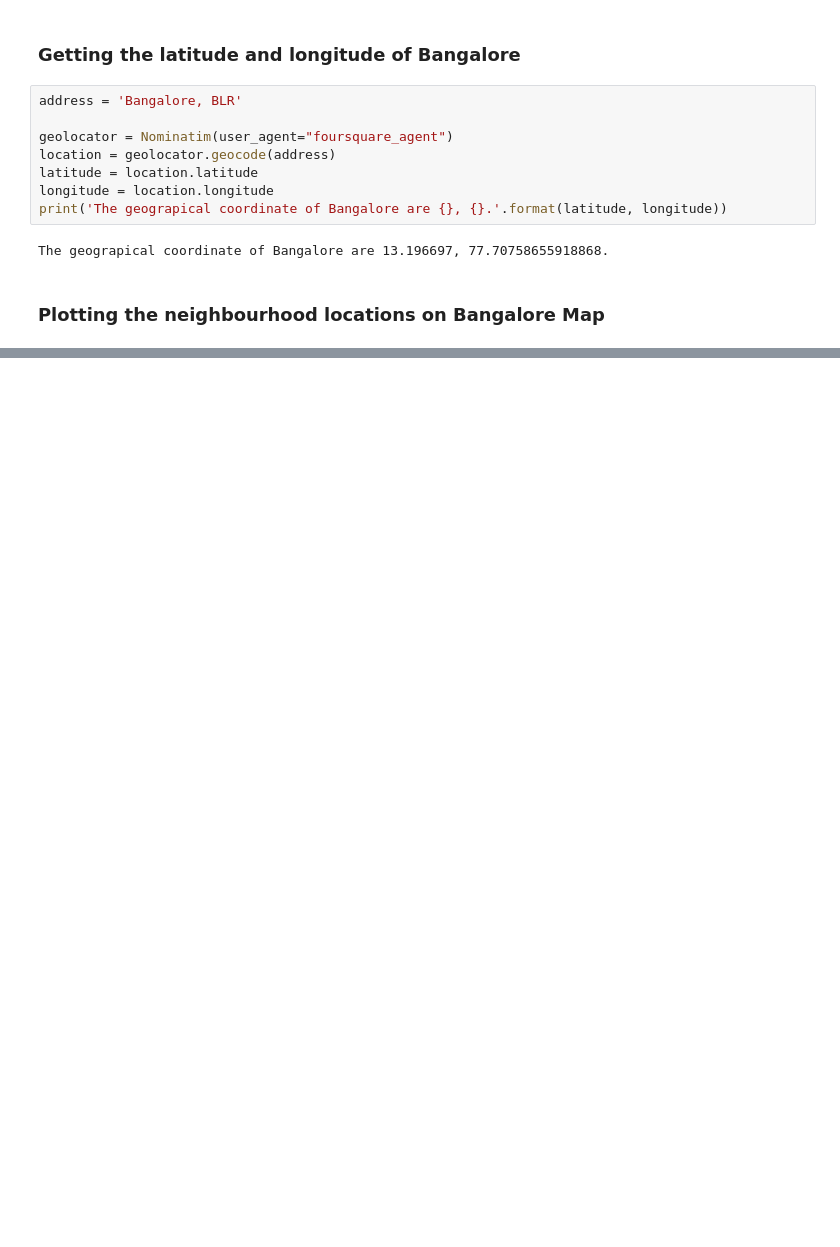
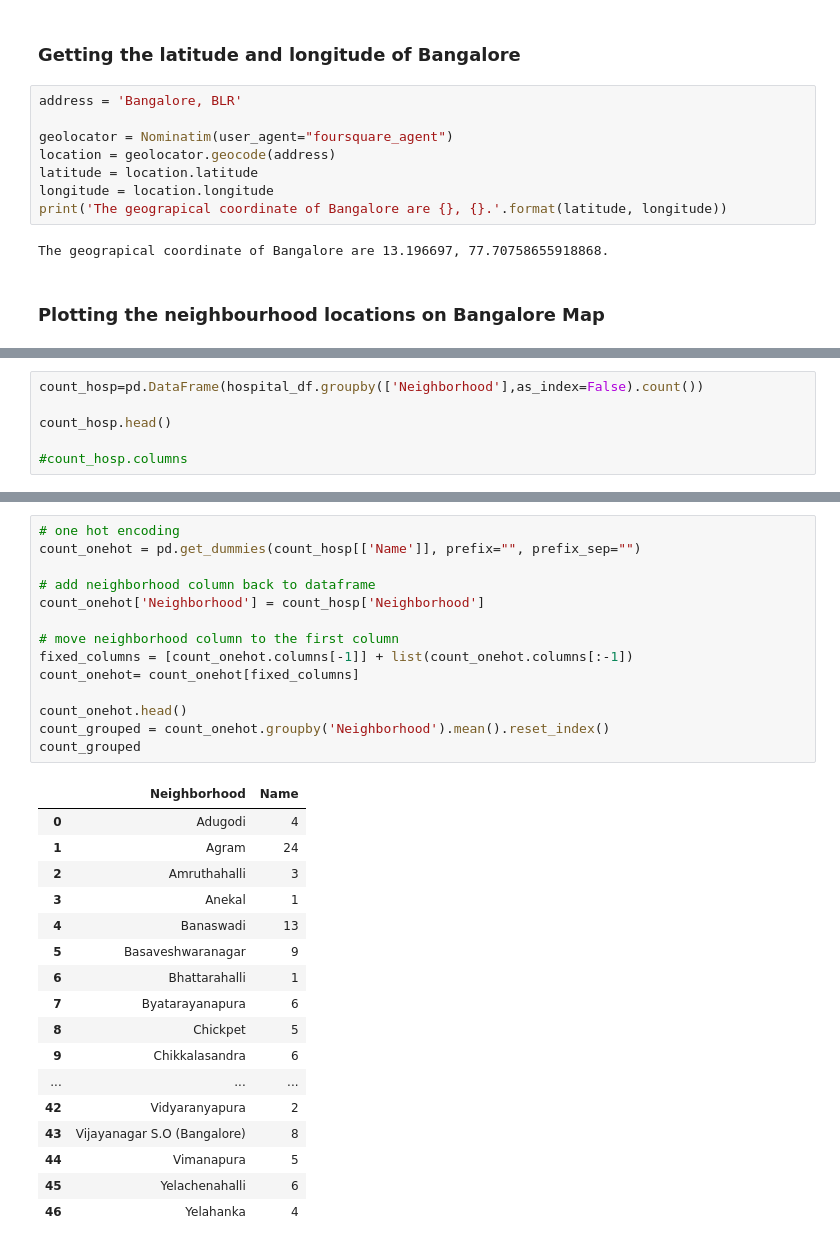
Before and after one commit to LakshmiHolla/first, a Jupyter notebook: BLR.ipynb, the cells around one changed output, grey strips where cells are left out. Cells and saved outputs as stored; diff of their text form; blank space fills up the shorter version.

```diff
--- a/BLR.ipynb
+++ b/BLR.ipynb
@@ -156,0 +278,6 @@ map_blr
+# %%
+count_hosp=pd.DataFrame(hospital_df.groupby(['Neighborhood'],as_index=False).count())
+
+count_hosp.head()
+
+#count_hosp.columns
@@ -156,0 +530,32 @@ map_blr
+# %%
+# one hot encoding
+count_onehot = pd.get_dummies(count_hosp[['Name']], prefix="", prefix_sep="")
+
+# add neighborhood column back to dataframe
+count_onehot['Neighborhood'] = count_hosp['Neighborhood']
+
+# move neighborhood column to the first column
+fixed_columns = [count_onehot.columns[-1]] + list(count_onehot.columns[:-1])
+count_onehot= count_onehot[fixed_columns]
+
+count_onehot.head()
+count_grouped = count_onehot.groupby('Neighborhood').mean().reset_index()
+count_grouped
+# %% [output]
+|  | Neighborhood | Name |
+| 0 | Adugodi | 4 |
+| 1 | Agram | 24 |
+| 2 | Amruthahalli | 3 |
+| 3 | Anekal | 1 |
+| 4 | Banaswadi | 13 |
+| 5 | Basaveshwaranagar | 9 |
+| 6 | Bhattarahalli | 1 |
+| 7 | Byatarayanapura | 6 |
+| 8 | Chickpet | 5 |
+| 9 | Chikkalasandra | 6 |
+| ... | ... | ... |
+| 42 | Vidyaranyapura | 2 |
+| 43 | Vijayanagar S.O (Bangalore) | 8 |
+| 44 | Vimanapura | 5 |
+| 45 | Yelachenahalli | 6 |
+| 46 | Yelahanka | 4 |
```
Also changed, not shown: parts of 52 cells of this notebook, 2 other files.
